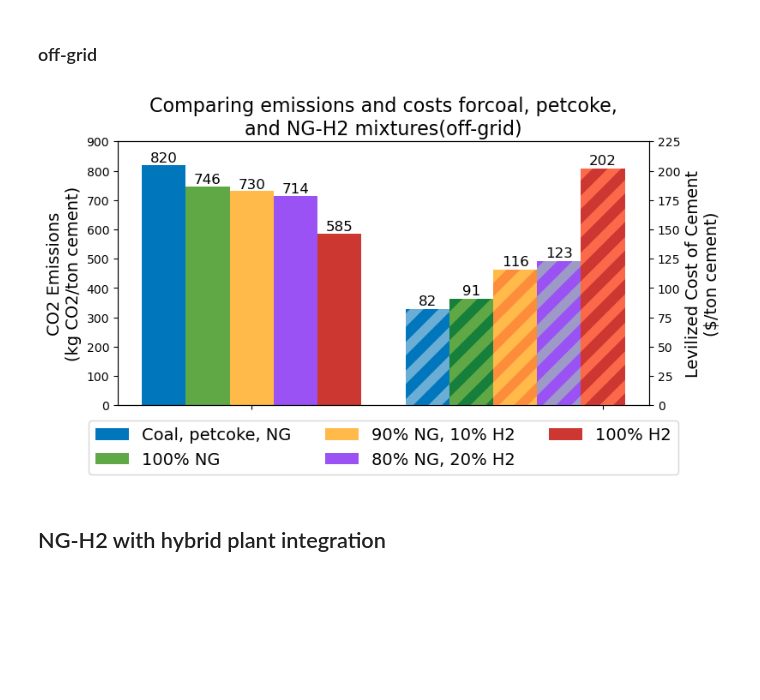
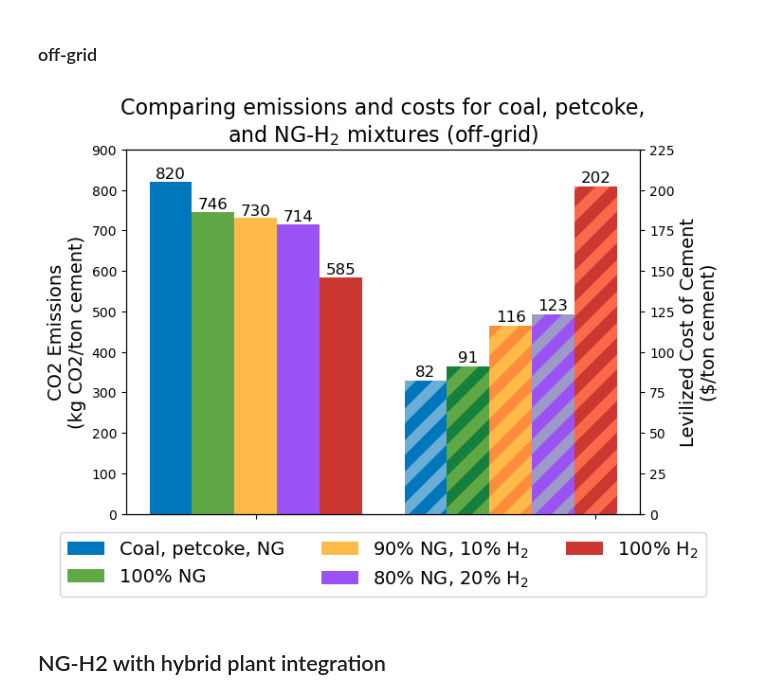
Before and after one commit to evan-sharafuddin/HOPP, a Jupyter notebook: green_concrete/plots.ipynb, the cells around one changed output. Saved outputs shown, nothing was run; the diff lists cells and outputs as text; code cells hidden in the pictures; blank space fills up the shorter version.

Commit message:
added a graph I accidentally deleted

```diff
--- a/green_concrete/plots.ipynb
+++ b/green_concrete/plots.ipynb
@@ -262,7 +262,7 @@ emissions = [round(n) for n in f['Unnamed: 4'].values]
 # Set the width of the bars
 bar_width = 0.25
 # figure(figsize=(4, 3), dpi=600)
-group_labels = ['Coal, petcoke, NG', '100% NG', '90% NG, 10% H2', '80% NG, 20% H2', '100% H2']
+group_labels = ['Coal, petcoke, NG', '100% NG', '90% NG, 10% H$_2$', '80% NG, 20% H$_2$', '100% H$_2$']
 
 
 # Create an array for the x-axis positions of the bars
@@ -291,37 +291,37 @@ plt.rcParams['hatch.color'] = cmap(0.5)
 ax2.bar(1.5, cost[2], width=bar_width, label=group_labels[2], color=colorhash[2], hatch='/')
 cmap = plt.get_cmap('Purples')
 plt.rcParams['hatch.color'] = cmap(0.5)
 ax2.bar(1.5 + 2 * bar_width/2, cost[3], width=bar_width, label=group_labels[3], color=colorhash[3], hatch='/')
 cmap = plt.get_cmap('Reds')
 plt.rcParams['hatch.color'] = cmap(0.5)
 ax2.bar(1.5 + 4 * bar_width/2, cost[4], width=bar_width, label=group_labels[4], color=colorhash[4], hatch='/')
 
 # Add labels and title
 ax1.set_ylabel('CO2 Emissions\n(kg CO2/ton cement)', fontsize=14)
 ax2.set_ylabel('Levilized Cost of Cement\n($/ton cement)', fontsize=14)
-plt.title('Comparing emissions and costs forcoal, petcoke,\nand NG-H2 mixtures(off-grid)', fontsize=16)
+plt.title('Comparing emissions and costs for coal, petcoke,\nand NG-H$_2$ mixtures (off-grid)', fontsize=16)
 plt.xticks([0,2], ['',''])
 # plt.yticks(fontsize=14)
 
 for v, i in zip(emissions, x):
     ax1.text(0 - 4*bar_width/2 + 2*(bar_width/2)*i, v + 1, str(v), ha='center', va='bottom', color='black', fontsize=12)
 
 for v, i in zip(cost, x):
     ax2.text(1.5 - 4*bar_width/2 + 2*(bar_width/2)*i, v + 1, str(v), ha='center', va='bottom', color='black', fontsize=12)
 
 
 ax1.legend(loc='upper center', bbox_to_anchor=(0.5, -0.025), ncol=3, fontsize=14)
 
 # ax2.legend(loc='upper center', bbox_to_anchor=(0.5, -0.3), ncol=2, fontsize=16)
 
 
-fig.set_figwidth(8)
-fig.set_figheight(4)
+fig.set_figwidth(7)
+fig.set_figheight(5)
 plt.savefig(os.path.join(outloc, 'fuel_switching_off-grid.png'), dpi=600, bbox_inches='tight')
 # Show the plot
 plt.show()
 # %% [output]
-[figure, old version]
+[figure, new version]
 # %% [markdown]
 ## NG-H2 with hybrid plant integration
 # %%
```
Also changed, not shown: parts of 4 cells of this notebook.
